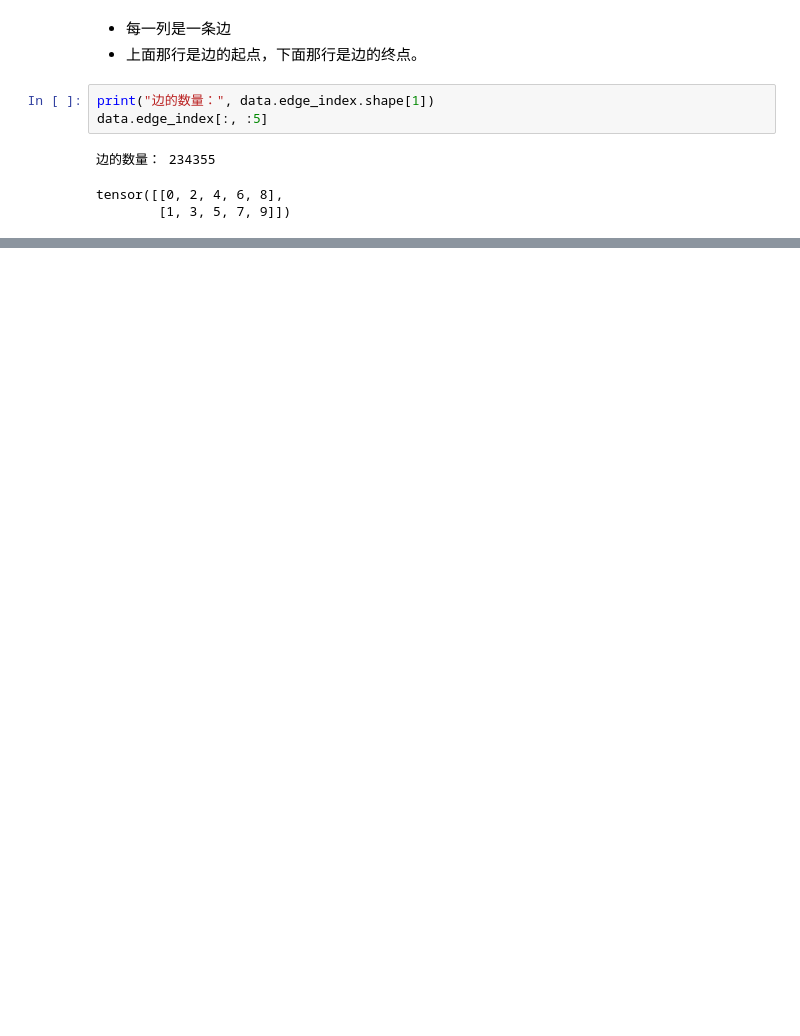
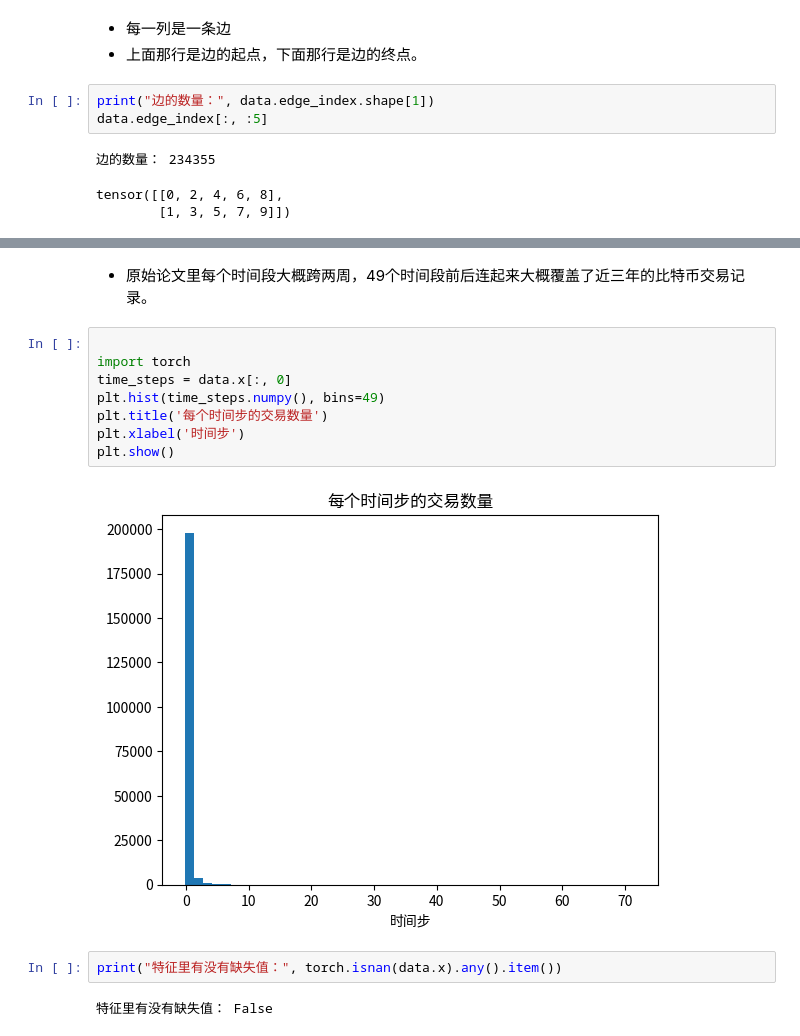
Before and after one commit to Heptazero/ml-course-labs, a Jupyter notebook: 01_eda.ipynb, the cells around one changed output, grey strips where cells are left out. Cells and saved outputs as stored; diff of their text form; blank space fills up the shorter version.

```diff
--- a/01_eda.ipynb
+++ b/01_eda.ipynb
@@ -62,0 +79,16 @@ tensor([[0, 2, 4, 6, 8],
+# %% [markdown]
+- 原始论文里每个时间段大概跨两周，49个时间段前后连起来大概覆盖了近三年的比特币交易记录。
+# %%
+
+import torch
+time_steps = data.x[:, 0]
+plt.hist(time_steps.numpy(), bins=49)
+plt.title('每个时间步的交易数量')
+plt.xlabel('时间步')
+plt.show()
+# %% [output]
+[figure, added]
+# %%
+print("特征里有没有缺失值：", torch.isnan(data.x).any().item())
+# %% [output]
+特征里有没有缺失值： False
```
Also changed, not shown: parts of 7 cells of this notebook.
